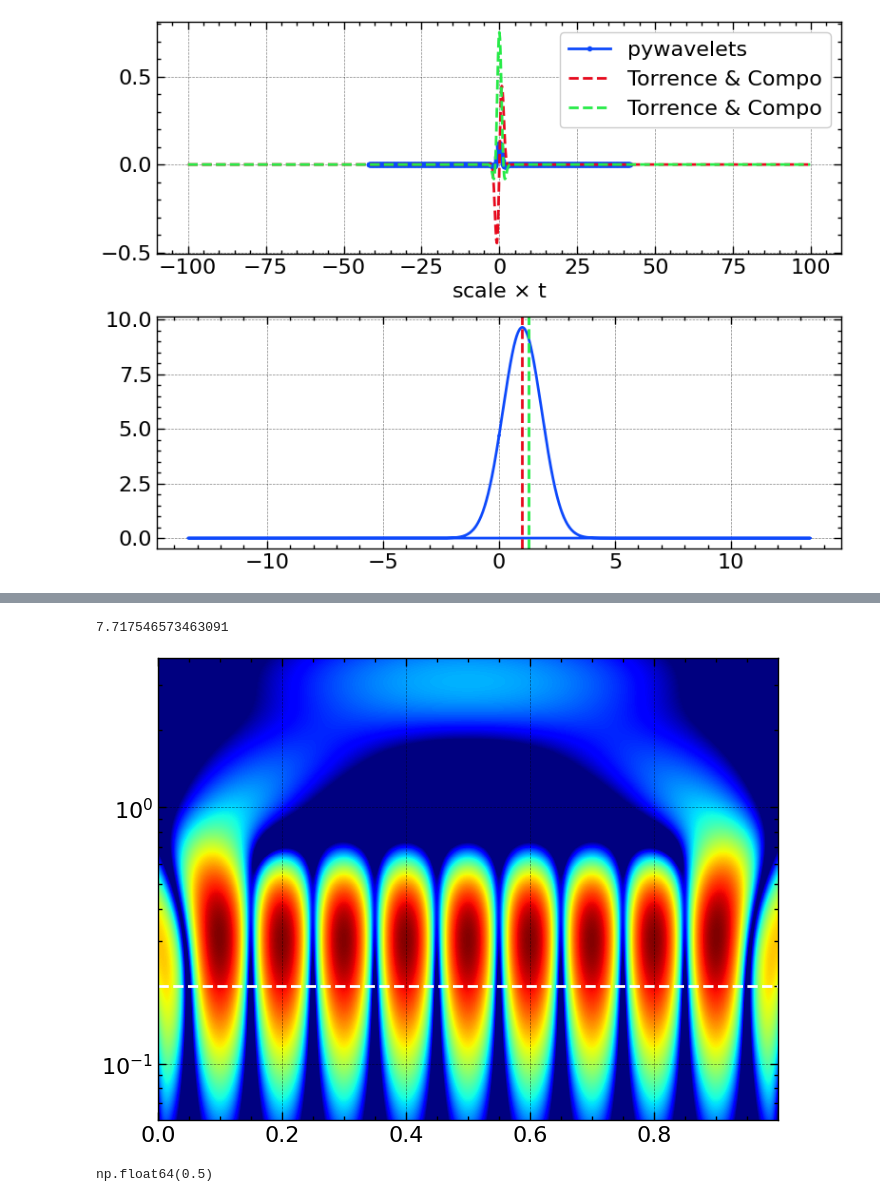
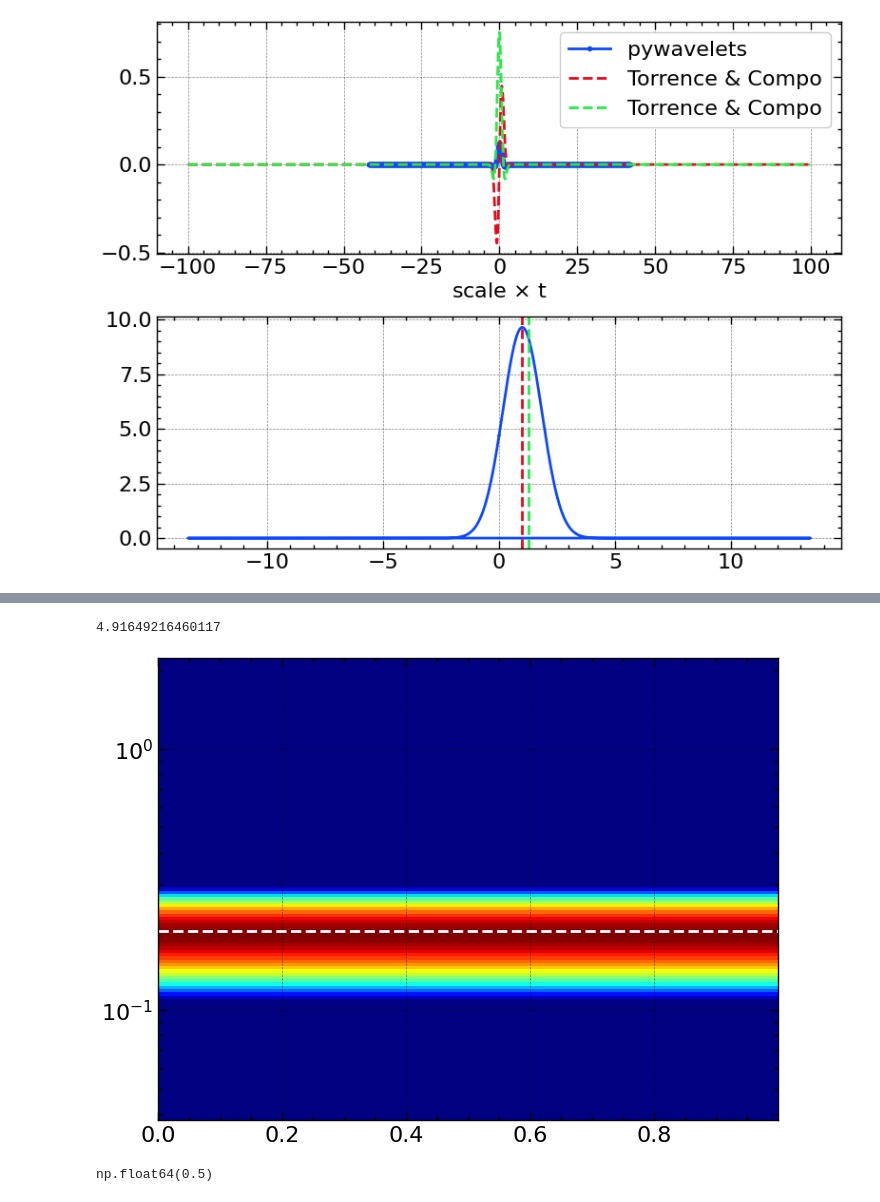
Before and after one commit to jiutongzhao/Time-Series-Data-Analysis, a Jupyter notebook: chap7.ipynb, the cells around one changed output, grey strips where cells are left out. Drawn from its saved outputs; the diff is of its cells as text; code cells hidden in the pictures.

```diff
--- a/chap7.ipynb
+++ b/chap7.ipynb
@@ -50,3 +50,16 @@ plt.show()
 # %% [output]
 cmor0.073-1.0
 [figure]
+# %%
+from scipy.optimize import brentq
+
+def transcendental_eq(x, omega0):
+    # 2 x^2 (1 - e^{-omega0 x}) - 2 omega0 x - 1 + e^{-omega0 x} = 0
+    return 2*x**2*(1 - np.exp(-omega0*x)) \
+           - 2*omega0*x \
+           - 1 \
+           + np.exp(-omega0*x)
+
+omega0 = 10.0   # 举例
+# 估计主根落在 x ≈ sqrt(3/2) ≈ 1.22 附近，我们选 [0.1, 5] 作为搜索区间
+x_root = brentq(transcendental_eq, np.sqrt(1.5), (np.sqrt(omega0 ** 2 + 2) + omega0) / 1, args=(omega0,), xtol = 1e-12)
@@ -53,37 +86,44 @@ cmor0.073-1.0
 # %%
 import matplotlib.colors
 N = 2 ** 14
 t = np.linspace(0, 1, N, endpoint=False)
 dt = t[1] - t[0]
 fs = 1 / dt
-padtyle = 'zero'
+padtyle = None
 omega = 5.0 * 2 * np.pi
-sig = np.sin(omega * t)
+sig_cos = np.cos(omega * t)
+sig_sin = np.sin(omega * t)
 
-omega0 = 0.2
+omega0 = .2
 mu = omega0
-scales = np.geomspace(2 ** 7, 2 ** 13, 120 * 12, endpoint = False)[:-3]
+scales = np.geomspace(2 ** 7, 2 ** 13, 12 * 12, endpoint = False)[:-3]
 # scales = np.geomspace(2 ** 1, 2 ** 13, 12 * 12, endpoint = False)[:-3]
 
 import ssqueezepy
-coef, _ = ssqueezepy.cwt(sig, ('morlet', {'mu': mu}), scales = scales.astype(np.float32), fs = fs, l1_norm = False, padtype = padtyle)
-period = dt * scales
+coef_cos, _ = ssqueezepy.cwt(sig_cos, ('morlet', {'mu': mu}), scales = scales.astype(np.float32), fs = fs, l1_norm = False, padtype = padtyle)
+coef_sin, _ = ssqueezepy.cwt(sig_sin, ('morlet', {'mu': mu}), scales = scales.astype(np.float32), fs = fs, l1_norm = False, padtype = padtyle)
+
 plt.close()
 ax1 = plt.subplot(1, 1, 1)
 
 scale_to_period = 4 * np.pi / (mu + np.sqrt(2 + mu ** 2))
+
+x0 = brentq(transcendental_eq, np.sqrt(1.5), (np.sqrt(omega0 ** 2 + 2) + omega0) / 1, args=(omega0,), xtol = 1e-12)
+scale_to_period = 2 * np.pi / x0
+
 print(scale_to_period)
 period = scale_to_period * scales * dt
 
-ax1.pcolormesh(t, period, np.abs(coef) ** 2, cmap = 'jet', norm = matplotlib.colors.LogNorm(vmax = np.max(np.abs(coef) ** 2), vmin = np.max(np.abs(coef) ** 2) / 100), zorder = -1)
+power = np.abs(coef_cos) ** 2 + np.abs(coef_sin) ** 2
+ax1.pcolormesh(t, period, power, cmap = 'jet', norm = matplotlib.colors.LogNorm(vmax = np.max(power), vmin = np.max(power) / 2), zorder = -1)
 ax1.axhline(2 * np.pi / omega, color='w', linestyle='--', label='Fourier Frequency')
 
 ax1.set_yscale('log')
 
 plt.show()
 # %% [output]
-7.717546573463091
+4.91649216460117
-[figure, old version]
+[figure, new version]
 # %%
 pywt.scal2frq(scale = 1.0, wavelet = f"cmor{B:.2f}-{C:.1f}")
 # %% [output]
```
Also changed, not shown: parts of 1 cell of this notebook, 2 other files.
